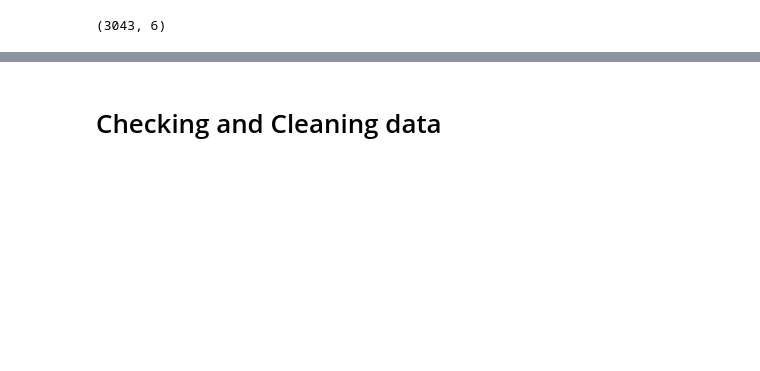
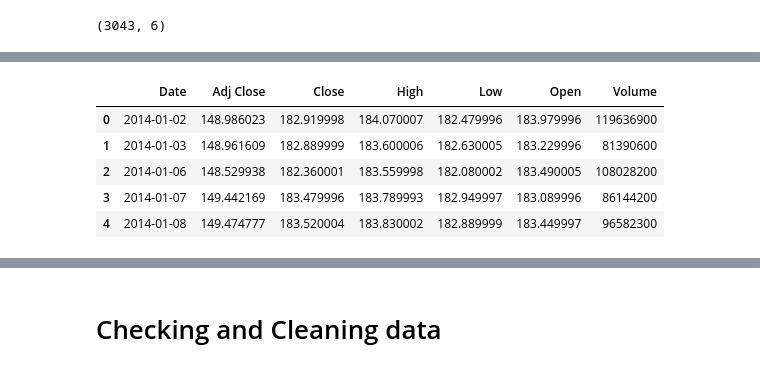
Before and after one commit to akhyear/MonteCarloRiskProject, a Jupyter notebook: notebooks/01_data_and_return_analysis.ipynb, the cells around one changed output, grey strips where cells are left out. Saved outputs shown, nothing was run; the diff lists cells and outputs as text; code cells hidden in the pictures; blank space fills up the shorter version.

```diff
--- a/notebooks/01_data_and_return_analysis.ipynb
+++ b/notebooks/01_data_and_return_analysis.ipynb
@@ -32,0 +52,2 @@ data.head()
+# %%
+data.columns = data.columns.droplevel(1)
@@ -32,0 +64,13 @@ data.head()
+# %%
+data.columns.name = None
+data.head()
+# %%
+data = data.reset_index()
+data.head()
+# %% [output]
+|  | Date | Adj Close | Close | High | Low | Open | Volume |
+| 0 | 2014-01-02 | 148.986023 | 182.919998 | 184.070007 | 182.479996 | 183.979996 | 119636900 |
+| 1 | 2014-01-03 | 148.961609 | 182.889999 | 183.600006 | 182.630005 | 183.229996 | 81390600 |
+| 2 | 2014-01-06 | 148.529938 | 182.360001 | 183.559998 | 182.080002 | 183.490005 | 108028200 |
+| 3 | 2014-01-07 | 149.442169 | 183.479996 | 183.789993 | 182.949997 | 183.089996 | 86144200 |
+| 4 | 2014-01-08 | 149.474777 | 183.520004 | 183.830002 | 182.889999 | 183.449997 | 96582300 |
```
Also changed, not shown: parts of 16 cells of this notebook, 1 other file.
